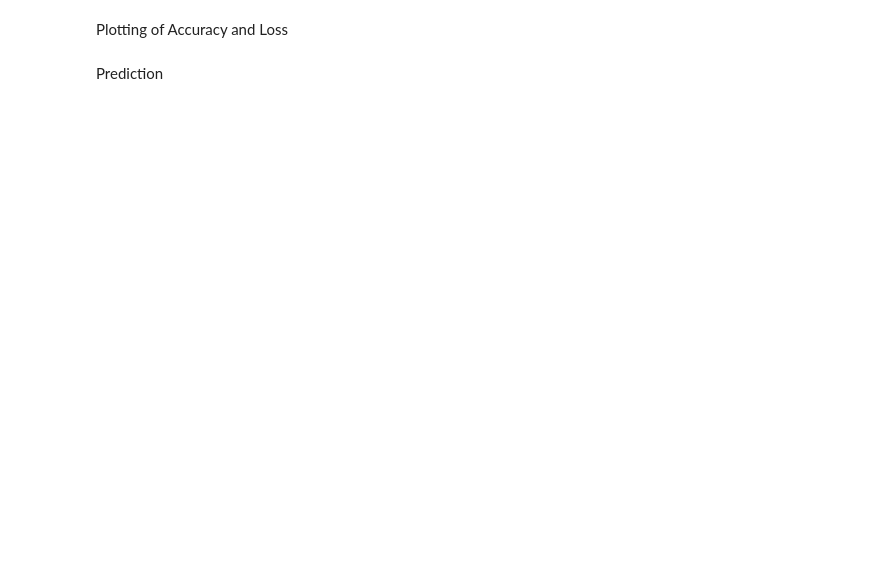
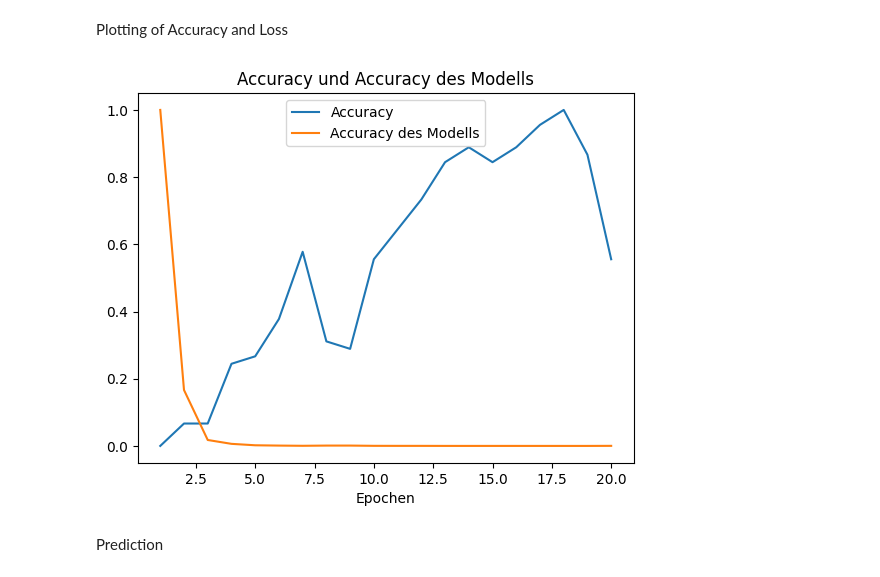
Before and after one commit to D0dizzle/Machine-and-Deep-Learning, a Jupyter notebook: Prüfung.ipynb, the cells around one changed output. Cells and saved outputs as stored; diff of their text form; code cells hidden in the pictures; blank space fills up the shorter version.

```diff
--- a/Prüfung.ipynb
+++ b/Prüfung.ipynb
@@ -119,3 +258,18 @@ Plotting of Accuracy and Loss
+# %%
+# noch zu überarbeiten
+def minmax(a):
+    a = np.asarray(a)
+    a = (a - a.min()) / (a.max() - a.min())
+    return a
+
+plt.plot(range(1, epoch+1), minmax(model.history['accuracy']))
+plt.plot(range(1, epoch+1), minmax(model.history['loss']))
+plt.title('Accuracy und Accuracy des Modells')
+plt.xlabel('Epochen')
+plt.gca().legend(('Accuracy', 'Accuracy des Modells'))
+plt.show()
+# %% [output]
+[figure, added]
 # %% [markdown]
 Prediction
 # %%
```
Also changed, not shown: parts of 9 cells of this notebook.
